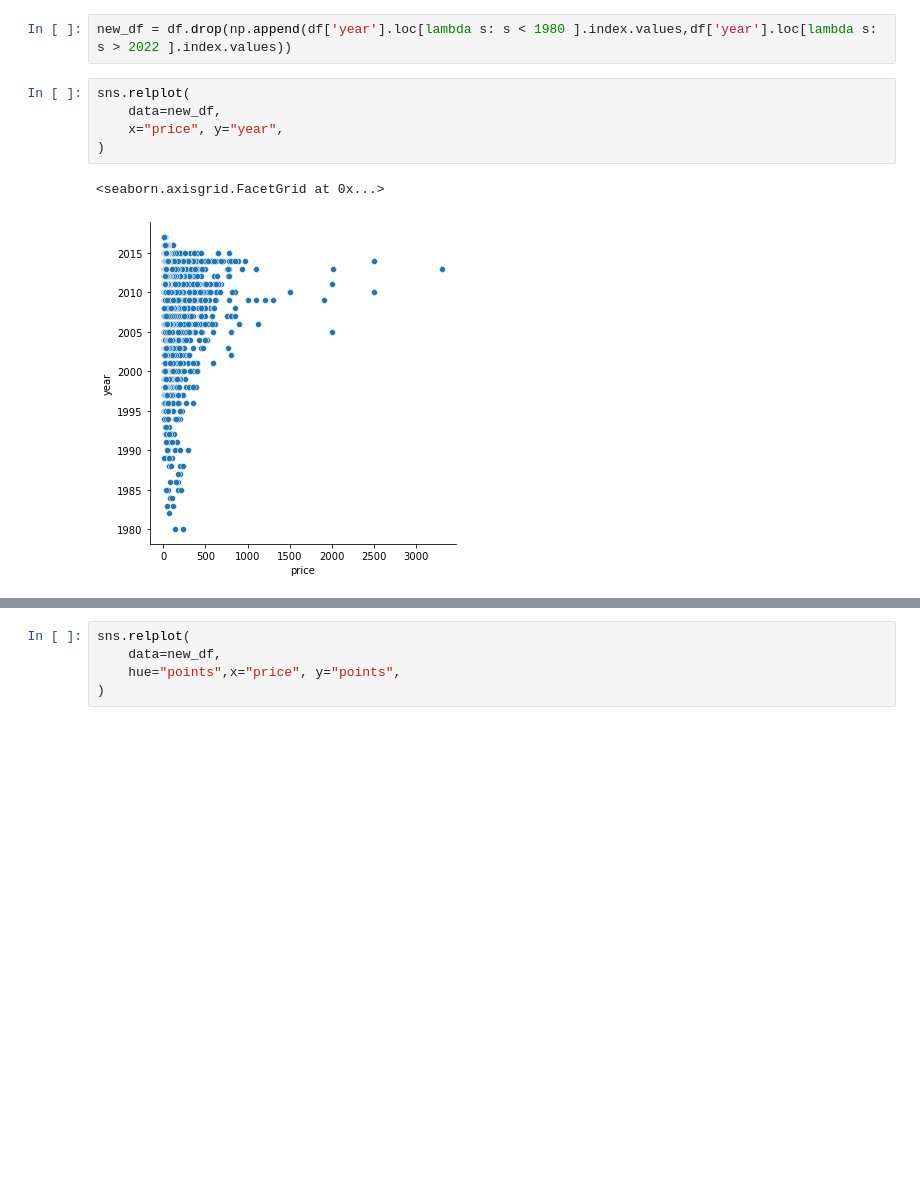
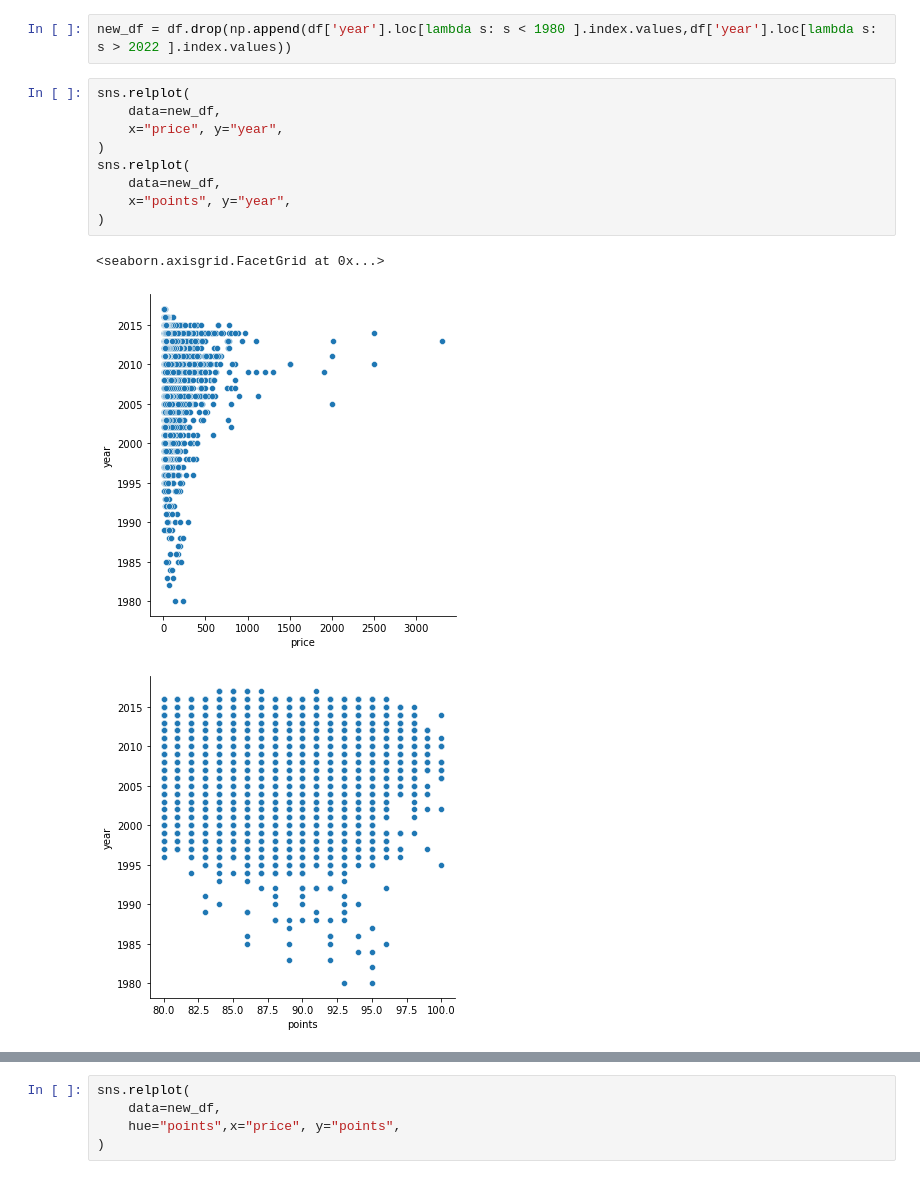
Before and after one commit to nowonknow/Wine_Guide, a Jupyter notebook: Project.ipynb, the cells around one changed output, grey strips where cells are left out. Saved outputs shown, nothing was run; the diff lists cells and outputs as text; blank space fills up the shorter version.

Commit message:
Added point fixes

```diff
--- a/Project.ipynb
+++ b/Project.ipynb
@@ -72,11 +80,16 @@ new_df = df.drop(np.append(df['year'].loc[lambda s: s < 1980 ].index.values,df['
 # %%
 sns.relplot(
     data=new_df,
     x="price", y="year",
 )
+sns.relplot(
+    data=new_df,
+    x="points", y="year",
+)
 # %% [output]
 <seaborn.axisgrid.FacetGrid at 0x...>
 [figure]
+[figure, added]
 # %%
 
 p_df = df.copy()
```
Also changed, not shown: parts of 11 cells of this notebook.
